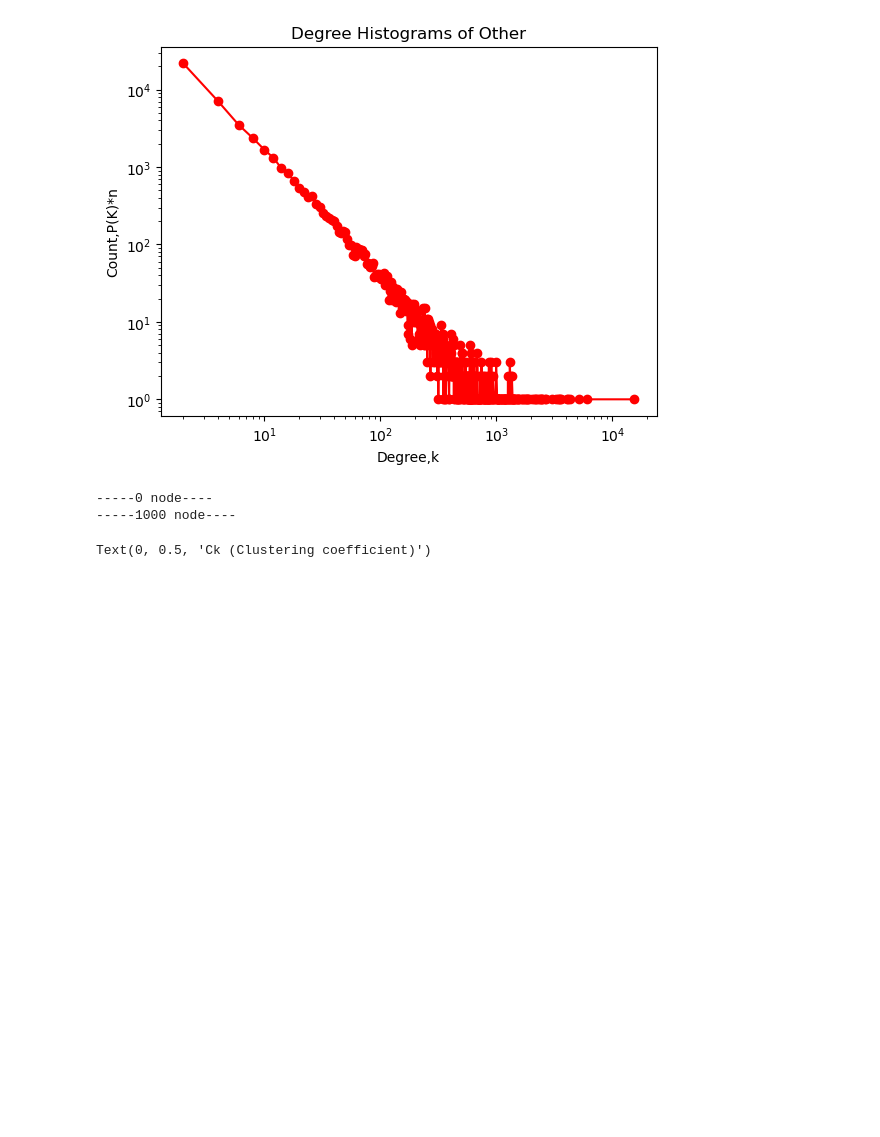
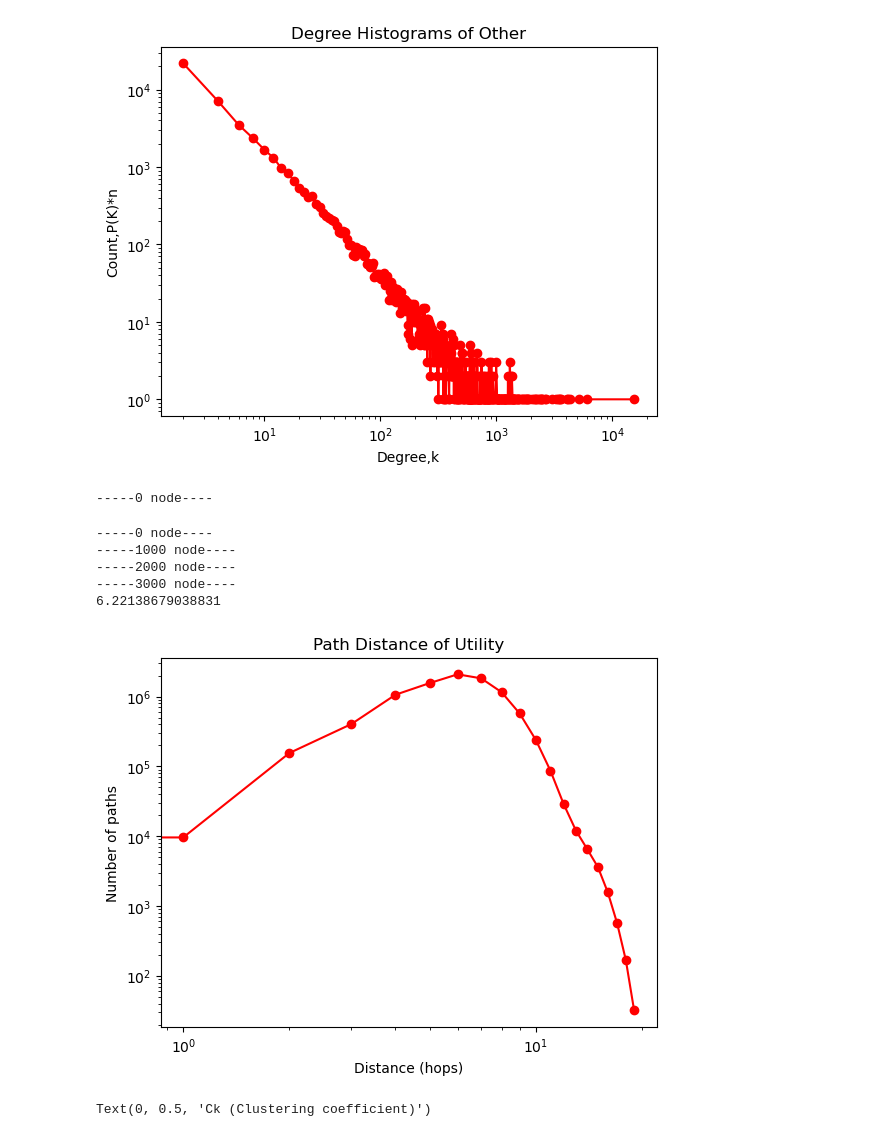
Before and after one commit to Elroy-W/MSBD5008, a Jupyter notebook: Category_Analysis.ipynb, the cells around one changed output. Cells and saved outputs as stored; diff of their text form; code cells hidden in the pictures; blank space fills up the shorter version.

```diff
--- a/Category_Analysis.ipynb
+++ b/Category_Analysis.ipynb
@@ -269,21 +269,24 @@ graph = graphs[k]
 dis_seq = []
 for i, node in enumerate(graph.nodes().to_numpy()):
     path_len = cg.sssp(graph, source=node)
-    dis_seq.append(path_len['distance'].to_numpy())
+    dis_seq.extend(path_len['distance'].to_numpy())
     if i % 1000 == 0:
         print("-----{} node----".format(i))
 dis, dis_freq = np.unique(dis_seq, return_counts=True)
+dis=dis[:-1]
+dis_freq=dis_freq[:-1]
 #log-log
 plt.title("Path Distance of {}".format(labels[k]))
 plt.loglog(dis, dis_freq, 'ro-')
 plt.xlabel('Distance (hops)')
 plt.ylabel('Number of paths')
 #Calculate average path
+dis_seq=np.array(dis_seq)
+dis_seq=dis_seq[dis_seq<10**10]
 avg_path = sum(dis_seq) / (len(dis_seq) - num_nodes_list[k])
 print(avg_path)
 # %% [output]
 -----0 node----
------1000 node----
 # %%
 # compute distance
 k=1
@@ -291,16 +294,20 @@ graph = graphs[k]
 dis_seq = []
 for i, node in enumerate(graph.nodes().to_numpy()):
     path_len = cg.sssp(graph, source=node)
-    dis_seq.append(path_len['distance'].to_numpy())
+    dis_seq.extend(path_len['distance'].to_numpy())
     if i % 1000 == 0:
         print("-----{} node----".format(i))
 dis, dis_freq = np.unique(dis_seq, return_counts=True)
+dis=dis[:-1]
+dis_freq=dis_freq[:-1]
 #log-log
 plt.title("Path Distance of {}".format(labels[k]))
 plt.loglog(dis, dis_freq, 'ro-')
 plt.xlabel('Distance (hops)')
 plt.ylabel('Number of paths')
 #Calculate average path
+dis_seq=np.array(dis_seq)
+dis_seq=dis_seq[dis_seq<10**10]
 avg_path = sum(dis_seq) / (len(dis_seq) - num_nodes_list[k])
 print(avg_path)
 # %%
@@ -310,16 +317,20 @@ graph = graphs[k]
 dis_seq = []
 for i, node in enumerate(graph.nodes().to_numpy()):
     path_len = cg.sssp(graph, source=node)
-    dis_seq.append(path_len['distance'].to_numpy())
+    dis_seq.extend(path_len['distance'].to_numpy())
     if i % 1000 == 0:
         print("-----{} node----".format(i))
 dis, dis_freq = np.unique(dis_seq, return_counts=True)
+dis=dis[:-1]
+dis_freq=dis_freq[:-1]
 #log-log
 plt.title("Path Distance of {}".format(labels[k]))
 plt.loglog(dis, dis_freq, 'ro-')
 plt.xlabel('Distance (hops)')
 plt.ylabel('Number of paths')
 #Calculate average path
+dis_seq=np.array(dis_seq)
+dis_seq=dis_seq[dis_seq<10**10]
 avg_path = sum(dis_seq) / (len(dis_seq) - num_nodes_list[k])
 print(avg_path)
 # %%
@@ -329,37 +340,52 @@ graph = graphs[k]
 dis_seq = []
 for i, node in enumerate(graph.nodes().to_numpy()):
     path_len = cg.sssp(graph, source=node)
-    dis_seq.append(path_len['distance'].to_numpy())
+    dis_seq.extend(path_len['distance'].to_numpy())
     if i % 1000 == 0:
         print("-----{} node----".format(i))
 dis, dis_freq = np.unique(dis_seq, return_counts=True)
+dis=dis[:-1]
+dis_freq=dis_freq[:-1]
 #log-log
 plt.title("Path Distance of {}".format(labels[k]))
 plt.loglog(dis, dis_freq, 'ro-')
 plt.xlabel('Distance (hops)')
 plt.ylabel('Number of paths')
 #Calculate average path
+dis_seq=np.array(dis_seq)
+dis_seq=dis_seq[dis_seq<10**10]
 avg_path = sum(dis_seq) / (len(dis_seq) - num_nodes_list[k])
 print(avg_path)
 # %%
 # compute distance
 k=4
 graph = graphs[k]
 dis_seq = []
 for i, node in enumerate(graph.nodes().to_numpy()):
     path_len = cg.sssp(graph, source=node)
-    dis_seq.append(path_len['distance'].to_numpy())
+    dis_seq.extend(path_len['distance'].to_numpy())
     if i % 1000 == 0:
         print("-----{} node----".format(i))
 dis, dis_freq = np.unique(dis_seq, return_counts=True)
+dis=dis[:-1]
+dis_freq=dis_freq[:-1]
 #log-log
 plt.title("Path Distance of {}".format(labels[k]))
 plt.loglog(dis, dis_freq, 'ro-')
 plt.xlabel('Distance (hops)')
 plt.ylabel('Number of paths')
 #Calculate average path
+dis_seq=np.array(dis_seq)
+dis_seq=dis_seq[dis_seq<10**10]
 avg_path = sum(dis_seq) / (len(dis_seq) - num_nodes_list[k])
 print(avg_path)
+# %% [output]
+-----0 node----
+-----1000 node----
+-----2000 node----
+-----3000 node----
+6.22138679038831
+[figure, added]
 # %%
 # compute distance
 k=5
```
Also changed, not shown: parts of 4 cells of this notebook, 1 other file.
